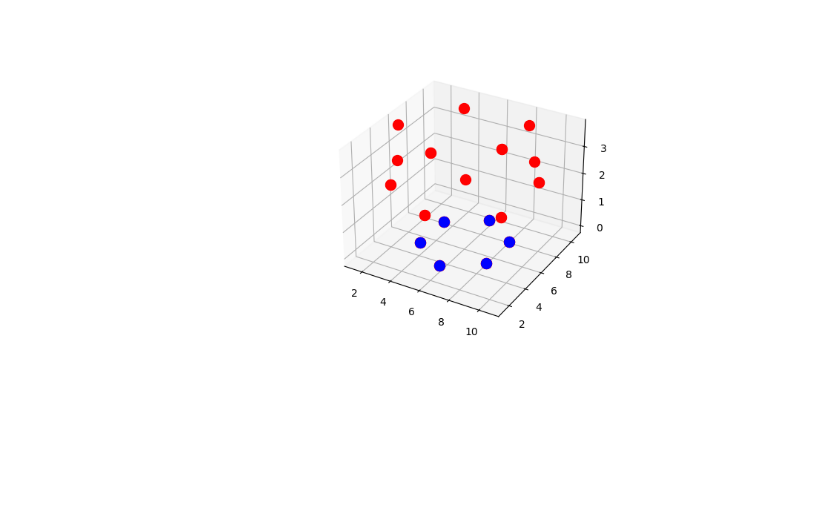
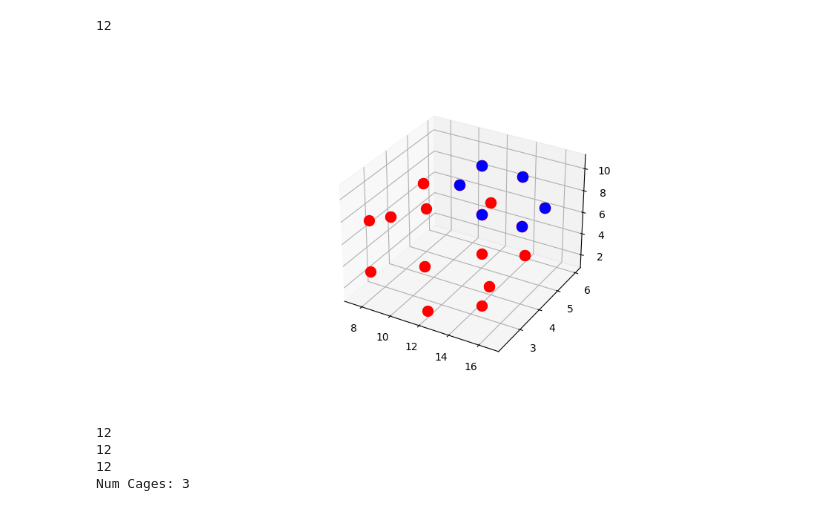
Before and after one commit to nicksmits1/chee494, a Jupyter notebook: DFS_Ring_Identification/DFS_Ring_Finder.ipynb, the cells around one changed output. Drawn from its saved outputs; the diff is of its cells as text; code cells hidden in the pictures; blank space fills up the shorter version.

Commit message:
Cup ID bug fixed. Cage ID working properly

```diff
--- a/DFS_Ring_Identification/DFS_Ring_Finder.ipynb
+++ b/DFS_Ring_Identification/DFS_Ring_Finder.ipynb
@@ -9,7 +9,8 @@ import copy
 import random
 # %%
 column_names = ['atom', 'x', 'y', 'z']
-df = pd.read_csv('/Users/nicksmits/chee494/reference_files/sI_Reference.xyz',
+# sI_Reference_replicated_once.xyz
+df = pd.read_csv('/Users/nicksmits/chee494/reference_files/sI_Reference_replicated_once.xyz',
                  sep='\s+',
                  names=column_names,
                  skiprows=2)
@@ -34,7 +35,8 @@ df
 # %%
 # Get the oxygen atoms only that for the cage
-oxygen_df = df.loc[df['atom'] == "O"]
-oxygen_df = oxygen_df.sample(frac=1)
+oxygen_df = df[df['atom'] == 'O']
+
+# oxygen_df = oxygen_df.sample(frac=1)
 
 oxygen_df
 # %% [output]
@@ -78,5 +76,5 @@ plt.show()
 # %%
-def dist(P, Q):
-    return np.sqrt((P[0]-Q[0])**2 + (P[1]-Q[1])**2 + (P[2]-Q[2])**2)
+# def dist(P, Q):
+#     return np.sqrt((P[0]-Q[0])**2 + (P[1]-Q[1])**2 + (P[2]-Q[2])**2)
 # %%
 # Known HBond atoms
@@ -676,4 +726,16 @@ list(g.six_ring_list[1].neighbouring_rings)[5].neighbour_orientation(g.six_ring_
+# %%
+g.six_ring_list[5].coordination
+# %% [output]
+12
 # %%
-g.cup_6_1_5_6_list[2].plot_cup()
+g.cup_6_1_5_6_list[4].plot_cup()
 # %% [output]
-[figure, old version]
+[figure, new version]
+# %%
+g.find_6_2_5_12_cages()
+print("Num Cages: " + str(len(g.cage_6_2_5_12_list)))
+# %% [output]
+12
+12
+12
+Num Cages: 3
```
Also changed, not shown: parts of 16 cells of this notebook, 2 other files.
